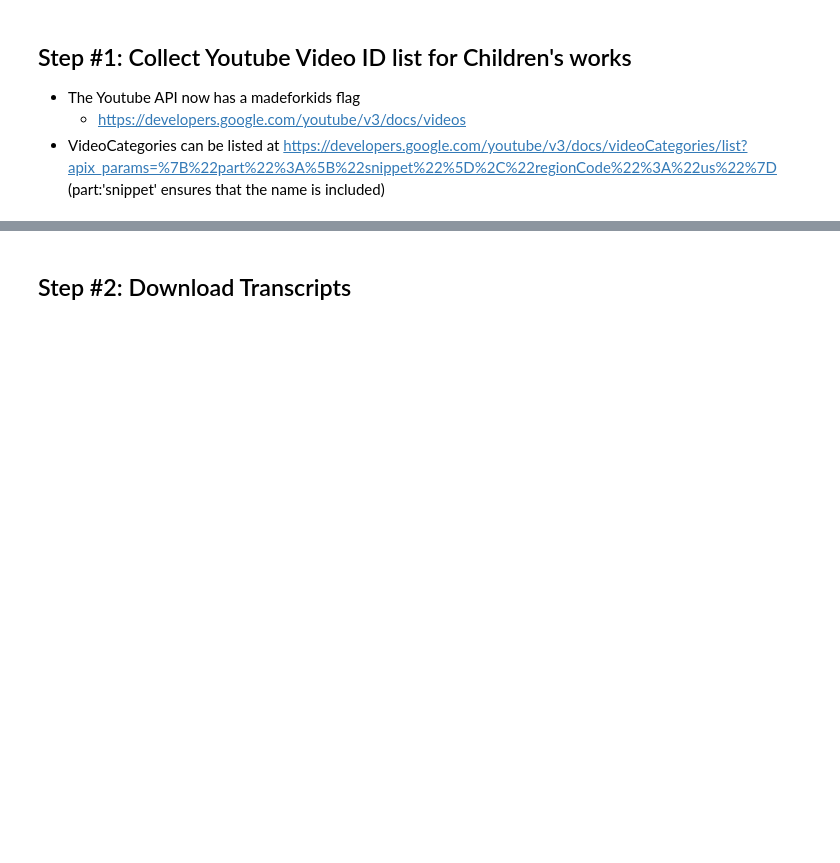
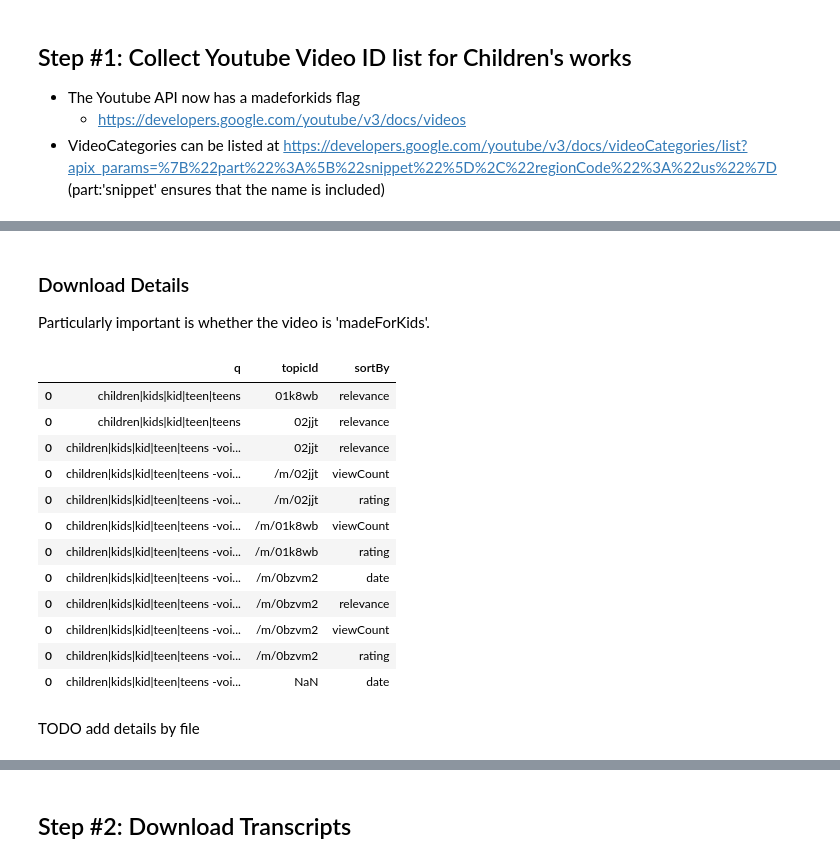
Before and after one commit to massivetexts/motes-corpus, a Jupyter notebook: YoutubeCollection.ipynb, the cells around one changed output, grey strips where cells are left out. Saved outputs shown, nothing was run; the diff lists cells and outputs as text; code cells hidden in the pictures; blank space fills up the shorter version.

```diff
--- a/YoutubeCollection.ipynb
+++ b/YoutubeCollection.ipynb
@@ -112,0 +103,4 @@ print(video_ids)
+# %% [markdown]
+### Download Details
+
+Particularly important is whether the video is 'madeForKids'.
@@ -112,0 +127,20 @@ print(video_ids)
+# %%
+# See which conditions have been collected
+df = dd.read_parquet('data/yt_info/initial_search_results_*').compute()
+df[['q', 'topicId', 'sortBy']].drop_duplicates()
+# %% [output]
+|  | q | topicId | sortBy |
+| 0 | children|kids|kid|teen|teens | 01k8wb | relevance |
+| 0 | children|kids|kid|teen|teens | 02jjt | relevance |
+| 0 | children|kids|kid|teen|teens -voi... | 02jjt | relevance |
+| 0 | children|kids|kid|teen|teens -voi... | /m/02jjt | viewCount |
+| 0 | children|kids|kid|teen|teens -voi... | /m/02jjt | rating |
+| 0 | children|kids|kid|teen|teens -voi... | /m/01k8wb | viewCount |
+| 0 | children|kids|kid|teen|teens -voi... | /m/01k8wb | rating |
+| 0 | children|kids|kid|teen|teens -voi... | /m/0bzvm2 | date |
+| 0 | children|kids|kid|teen|teens -voi... | /m/0bzvm2 | relevance |
+| 0 | children|kids|kid|teen|teens -voi... | /m/0bzvm2 | viewCount |
+| 0 | children|kids|kid|teen|teens -voi... | /m/0bzvm2 | rating |
+| 0 | children|kids|kid|teen|teens -voi... | NaN | date |
+# %% [markdown]
+TODO add details by file
```
Also changed, not shown: parts of 37 cells of this notebook, 1 other file.
